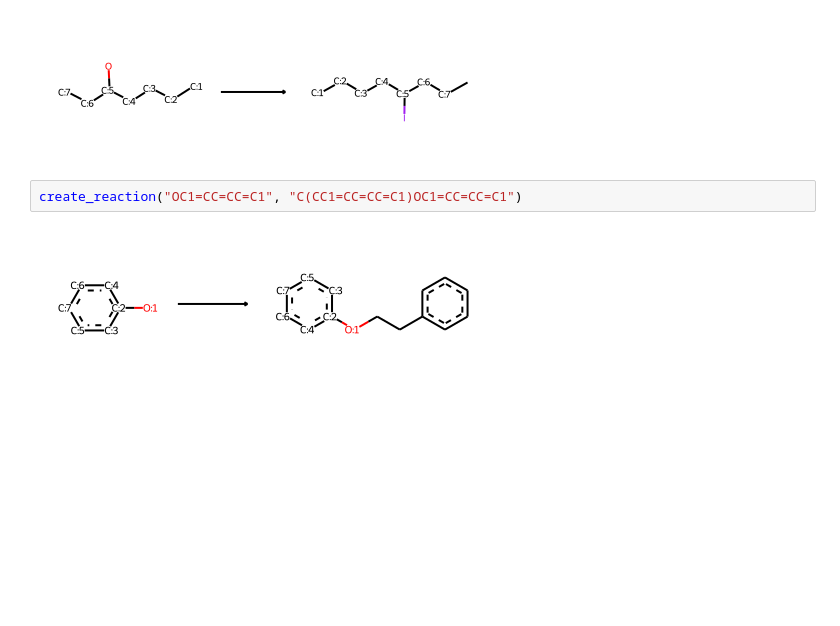
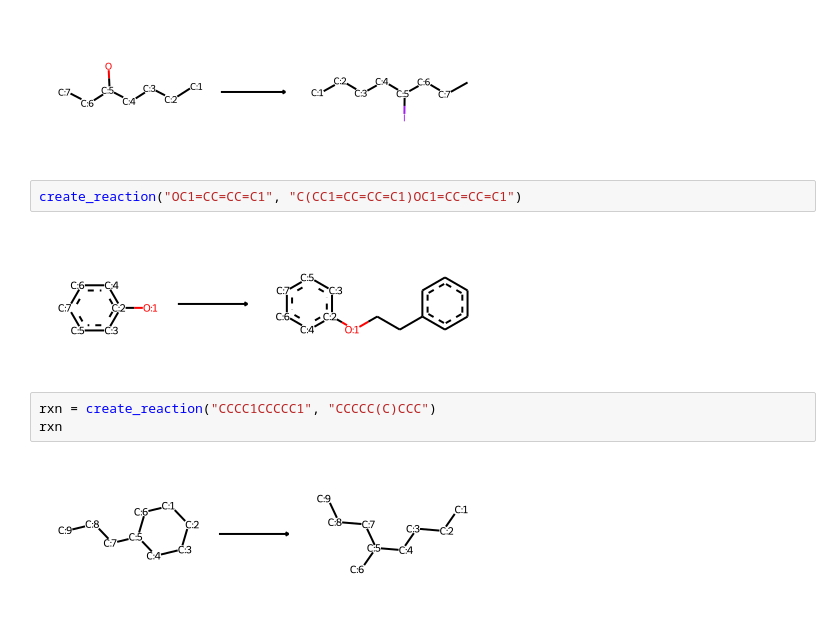
Before and after one commit to metwork-project/metwork-backend, a Jupyter notebook: notebooks/create_reaction.ipynb, the cells around one changed output. Saved outputs shown, nothing was run; the diff lists cells and outputs as text; blank space fills up the shorter version.

Commit message:
notebooks reactions

```diff
--- a/notebooks/create_reaction.ipynb
+++ b/notebooks/create_reaction.ipynb
@@ -76,3 +76,8 @@ create_reaction("CCCCC(O)CC", "CCCCC(I)CCC")
 create_reaction("OC1=CC=CC=C1", "C(CC1=CC=CC=C1)OC1=CC=CC=C1")
 # %% [output]
 [figure]
+# %%
+rxn = create_reaction("CCCC1CCCCC1", "CCCCC(C)CCC")
+rxn
+# %% [output]
+[figure, added]
```
Also changed, not shown: parts of 6 cells of this notebook, 2 other files.
